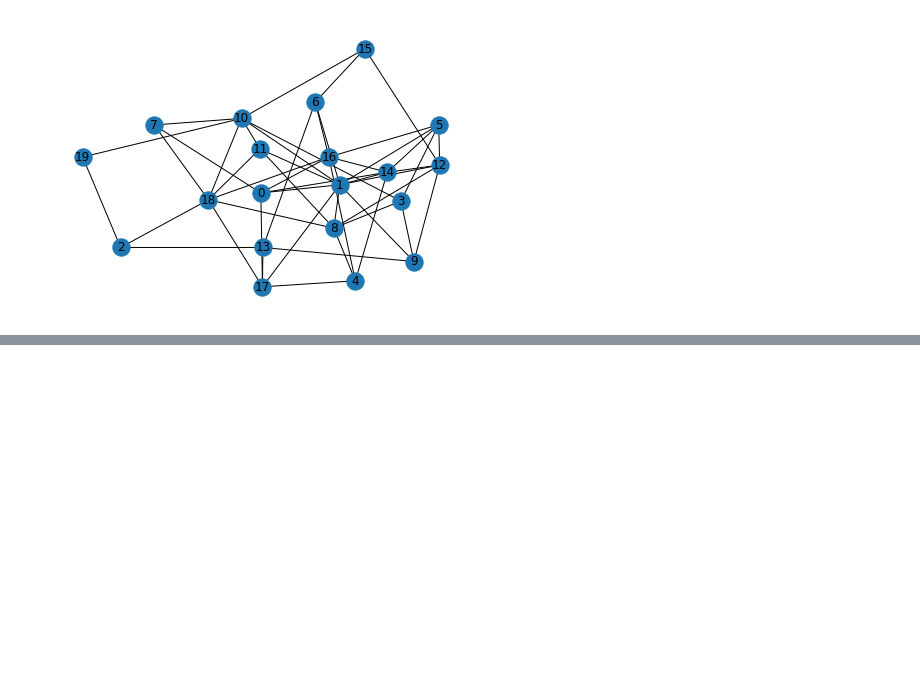
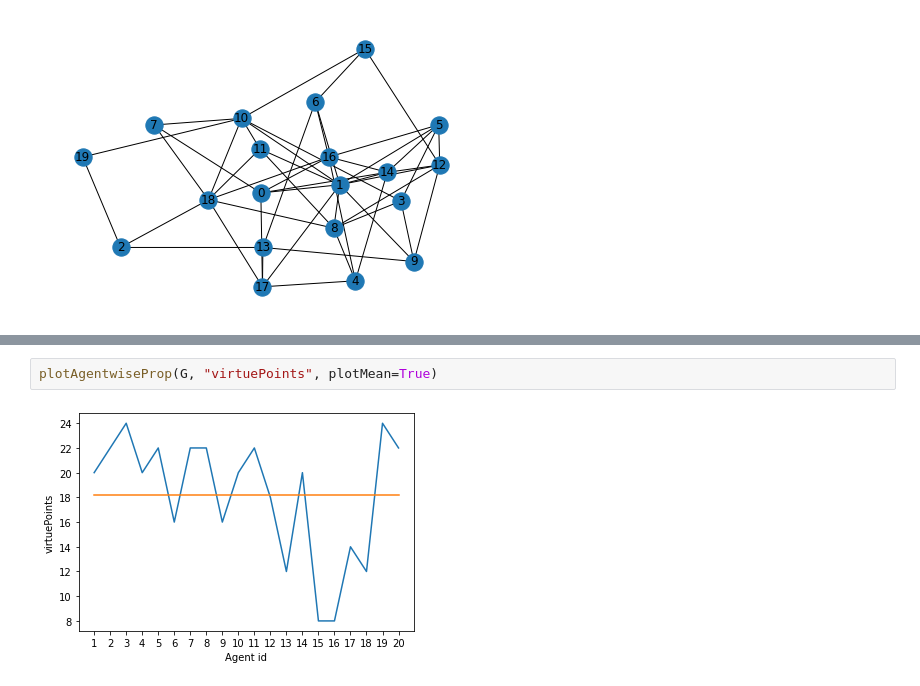
Before and after one commit to WSL-IIITB/SPECTRA, a Jupyter notebook: simulateNetwork.ipynb, the cells around one changed output, grey strips where cells are left out. Cells and saved outputs as stored; diff of their text form; blank space fills up the shorter version.

```diff
--- a/simulateNetwork.ipynb
+++ b/simulateNetwork.ipynb
@@ -75 +72,5 @@ print(getNetworkProp(G, "virtuePoints"))
+# %%
+plotAgentwiseProp(G, "virtuePoints", plotMean=True)
+# %% [output]
+[figure, added]
 # %%
```
Also changed, not shown: parts of 9 cells of this notebook, 2 other files.
